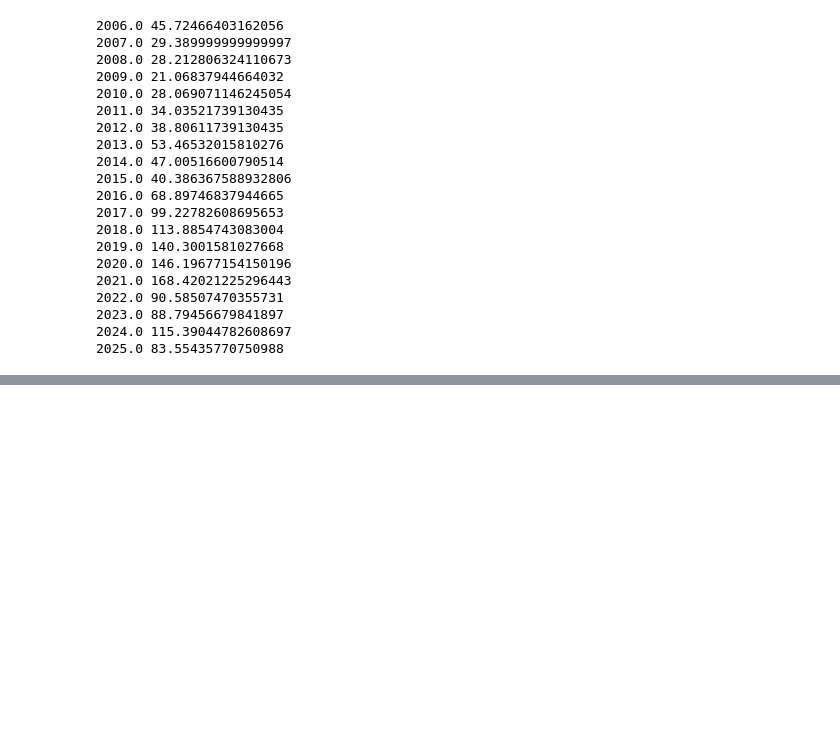
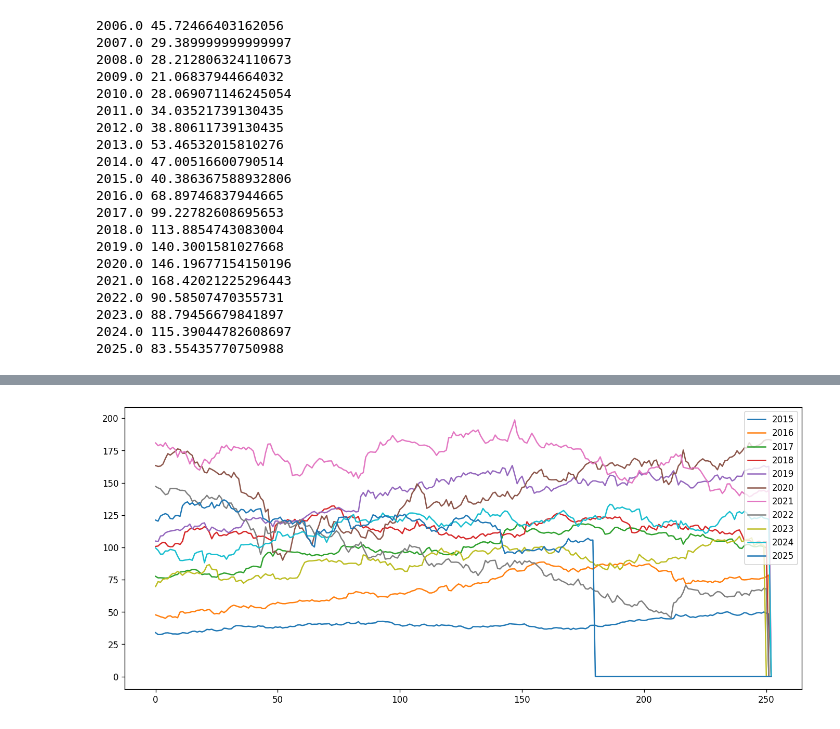
Before and after one commit to Anuroopa12x/Nike_vs_Adidas, a Jupyter notebook: analysis.ipynb, the cells around one changed output, grey strips where cells are left out. Cells and saved outputs as stored; diff of their text form; code cells hidden in the pictures; blank space fills up the shorter version.

```diff
--- a/analysis.ipynb
+++ b/analysis.ipynb
@@ -262,0 +274,8 @@ for i, year in enumerate(adidas_year_arr[0]):
+# %%
+plt.figure(dpi = 120, figsize = (14, 6))
+for i in range(9,20):
+    plt.plot(adidas_year_arr[1:, i], label = adidas_year_arr[0, i].astype(int))
+plt.legend()
+plt.show()
+# %% [output]
+[figure, added]
```
Also changed, not shown: parts of 17 cells of this notebook, 5 other files.
